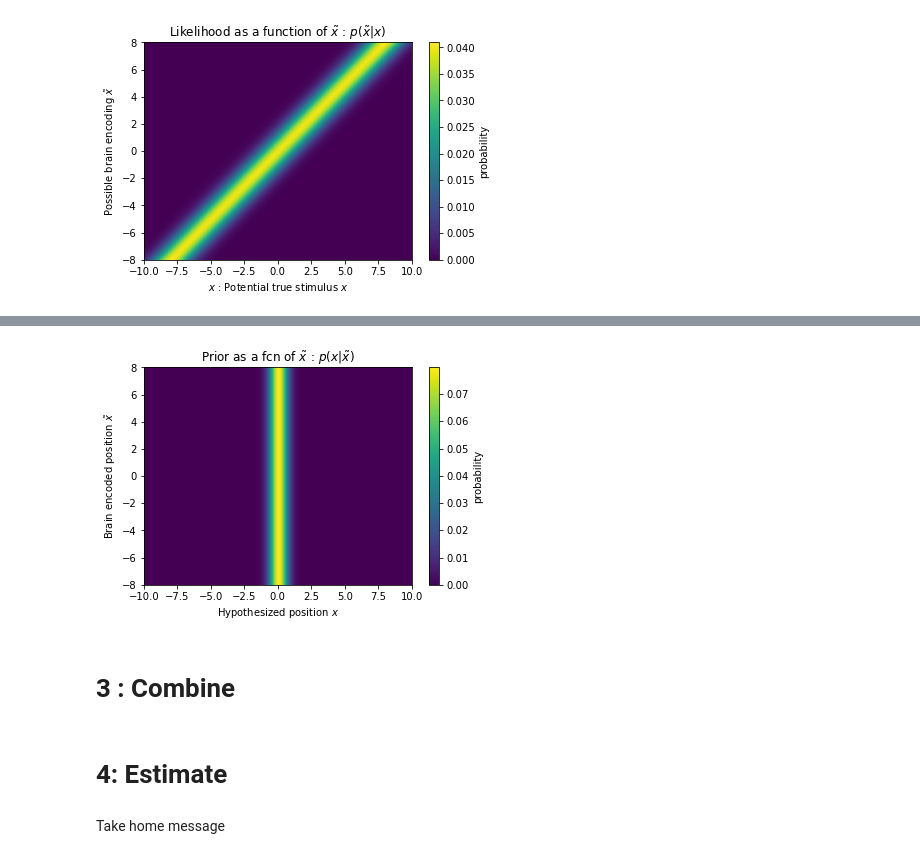
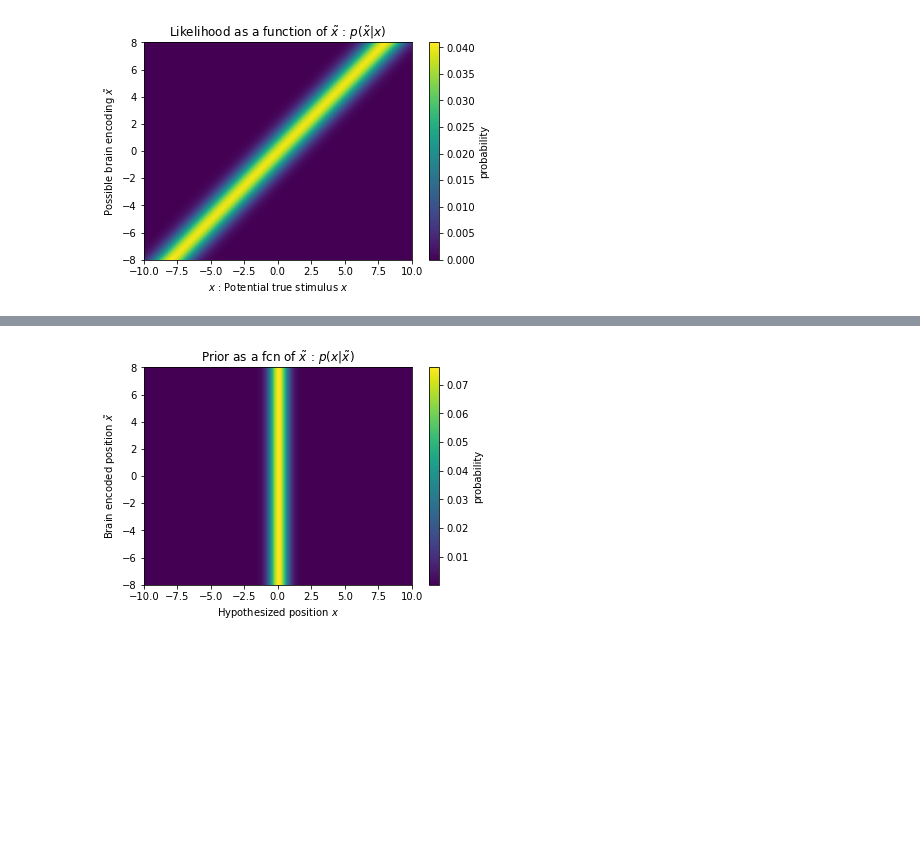
Before and after one commit to Lara-Mazy/Modelling_project1, a Jupyter notebook: TP2.ipynb, the cells around one changed output, grey strips where cells are left out. Cells and saved outputs as stored; diff of their text form; code cells hidden in the pictures; blank space fills up the shorter version.

Commit message:
TP2 nearly finished
The content should be there, they estimated people decision based on the posterior.

Need to finish a take home message and to uniformize the examples.
Any feedback is welcome :)

```diff
--- a/TP2.ipynb
+++ b/TP2.ipynb
@@ -286,27 +339,25 @@ Using the equation for the Gaussian `my_gaussian`:
 # %%
 x = np.arange(-10, 10, 0.1)
 
-def calculate_prior_array(x_points, stim_array,
-                          mu_prior=.0, sigma_prior=.5):
+def calculate_prior_array(x_points, stim_array, p_indep,
+                          prior_mean_common=.0, prior_sigma_common=.5,
+                          prior_mean_indep=.0, prior_sigma_indep=10):
+    """
+        'common' stands for common
+        'indep' stands for independent
     """
 
-    """
+    prior_common = my_gaussian(x_points, prior_mean_common, prior_sigma_common)
+    prior_indep = my_gaussian(x_points, prior_mean_indep, prior_sigma_indep)
 
-    prior = my_gaussian(x_points, mu_prior, sigma_prior)
-
-    prior_array = np.tile(prior, len(stim_array)).reshape(len(stim_array), -1)
+    prior_mixed = (1 - p_indep) * prior_common + (p_indep * prior_indep)
+    prior_mixed /= np.sum(prior_mixed)  # normalize
+    prior_array = np.tile(prior_mixed, len(stim_array)).reshape(len(stim_array), -1)
     return prior_array
 
-prior_array = calculate_prior_array(x, hypothetical_stim)
+p_independent=.05
+prior_array = calculate_prior_array(x, hypothetical_stim, p_independent)
 
-plot_myarray(prior_array,
-               'Hypothesized position $x$', 'Brain encoded position $\~x$',
-               'Prior as a fcn of $\~x$ : $p(x|\~x)$')
+plot_myarray(prior_array, 'Hypothesized position $x$', 'Brain encoded position $\~x$', 'Prior as a fcn of $\~x$ : $p(x|\~x)$')
 # %% [output]
-[figure, old version]
+[figure, new version]
-# %% [markdown]
-# 3 : Combine
-# %% [markdown]
-#  4: Estimate
-# %% [markdown]
-Take home message
```
Also changed, not shown: parts of 10 cells of this notebook, 1 other file.
